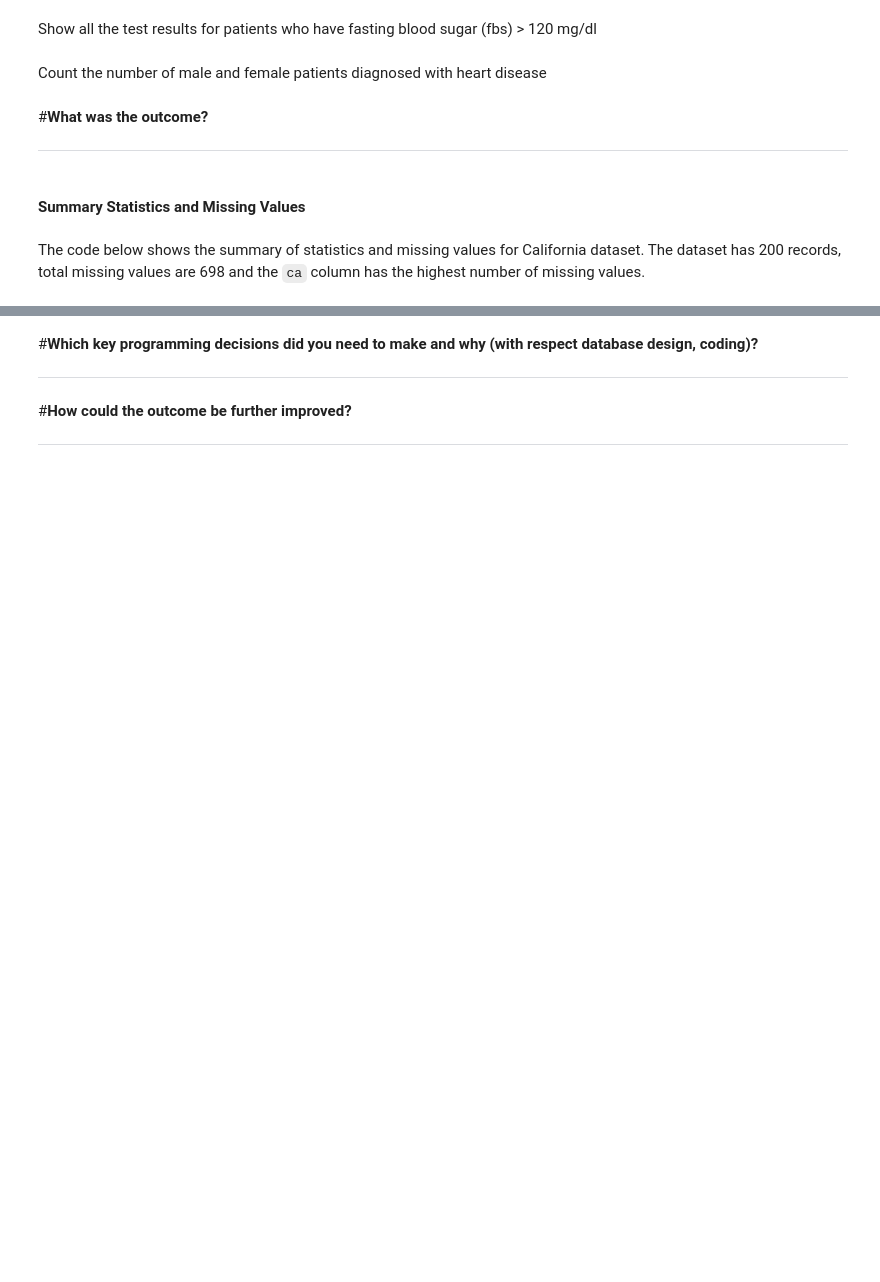
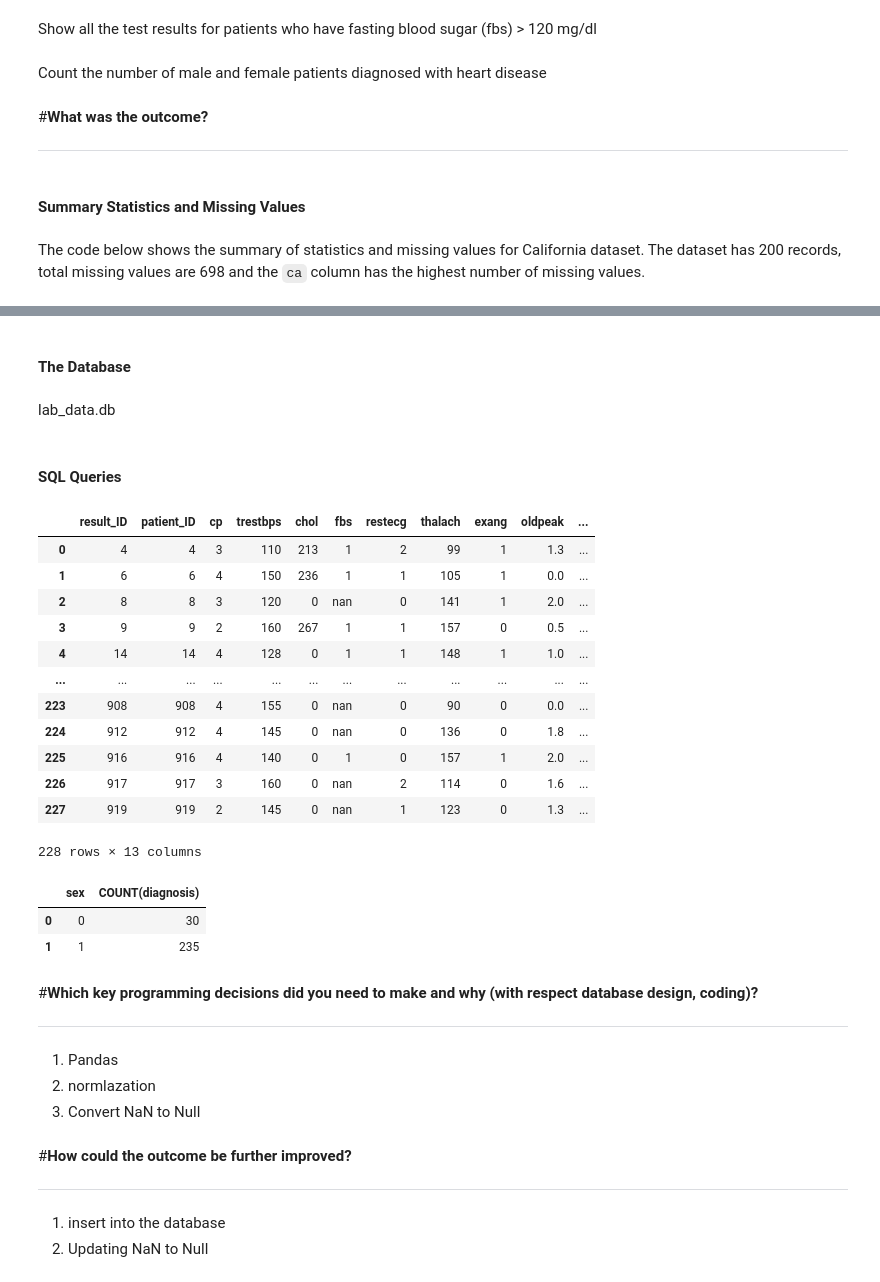
Before and after one commit to zahraa-m/SQLite3_pro, a Jupyter notebook: SQLite3_pro.ipynb, the cells around one changed output, grey strips where cells are left out. Saved outputs shown, nothing was run; the diff lists cells and outputs as text; code cells hidden in the pictures; blank space fills up the shorter version.

```diff
--- a/SQLite3_pro.ipynb
+++ b/SQLite3_pro.ipynb
@@ -196,7 +196,7 @@ conn.commit()
 # %% [markdown]
 Show all the test results for patients who have fasting blood sugar (fbs) > 120 mg/dl
 # %%
-tr = conn.execute('''SELECT * FROM test_results WHERE fbs > 0;''')
+tr = pd.read_sql_query("SELECT * FROM test_results WHERE fbs > 0", conn)
 # %% [markdown]
 Count the number of male and female patients diagnosed with heart disease
 # %%
@@ -317,8 +317,50 @@ for row in dia_hd:
+# %% [markdown]
+#### **The Database**
+# %% [markdown]
+lab_data.db
+# %% [markdown]
+#### **SQL Queries**
+# %%
+from google.colab import data_table
+data_table.enable_dataframe_formatter()
+
+display(tr)
+# %% [output]
+|  | result_ID | patient_ID | cp | trestbps | chol | fbs | restecg | thalach | exang | oldpeak | ... |
+| 0 | 4 | 4 | 3 | 110 | 213 | 1 | 2 | 99 | 1 | 1.3 | ... |
+| 1 | 6 | 6 | 4 | 150 | 236 | 1 | 1 | 105 | 1 | 0.0 | ... |
+| 2 | 8 | 8 | 3 | 120 | 0 | nan | 0 | 141 | 1 | 2.0 | ... |
+| 3 | 9 | 9 | 2 | 160 | 267 | 1 | 1 | 157 | 0 | 0.5 | ... |
+| 4 | 14 | 14 | 4 | 128 | 0 | 1 | 1 | 148 | 1 | 1.0 | ... |
+| ... | ... | ... | ... | ... | ... | ... | ... | ... | ... | ... | ... |
+| 223 | 908 | 908 | 4 | 155 | 0 | nan | 0 | 90 | 0 | 0.0 | ... |
+| 224 | 912 | 912 | 4 | 145 | 0 | nan | 0 | 136 | 0 | 1.8 | ... |
+| 225 | 916 | 916 | 4 | 140 | 0 | 1 | 0 | 157 | 1 | 2.0 | ... |
+| 226 | 917 | 917 | 3 | 160 | 0 | nan | 2 | 114 | 0 | 1.6 | ... |
+| 227 | 919 | 919 | 2 | 145 | 0 | nan | 1 | 123 | 0 | 1.3 | ... |
+228 rows × 13 columns
+# %%
+display(dia_hd)
+# %% [output]
+|  | sex | COUNT(diagnosis) |
+| 0 | 0 | 30 |
+| 1 | 1 | 235 |
 # %% [markdown]
 #**Which key programming decisions did you need to make and why (with respect database design, coding)?**
 
 ---
+# %% [markdown]
+
+
+1. Pandas
+2. normlazation
+3. Convert NaN to Null
 # %% [markdown]
 #**How could the outcome be further improved?**
 
 ---
+# %% [markdown]
+
+
+1.   insert into the database
+2.   Updating NaN to Null
```
Also changed, not shown: parts of 14 cells of this notebook.
